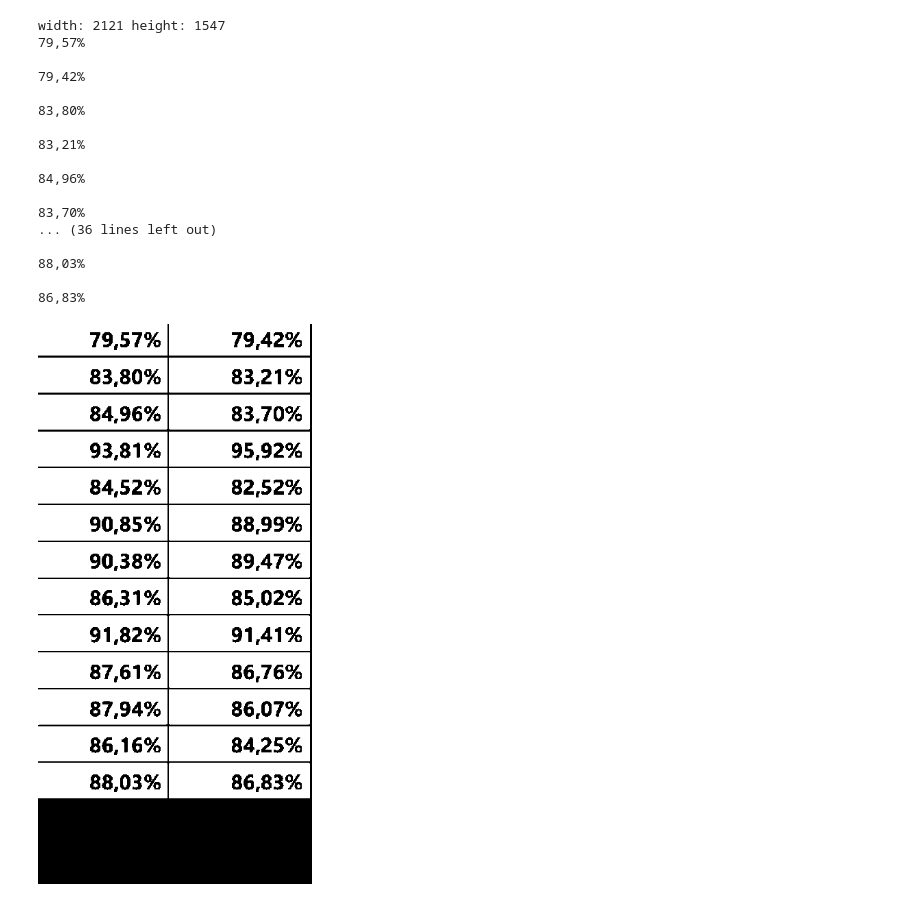
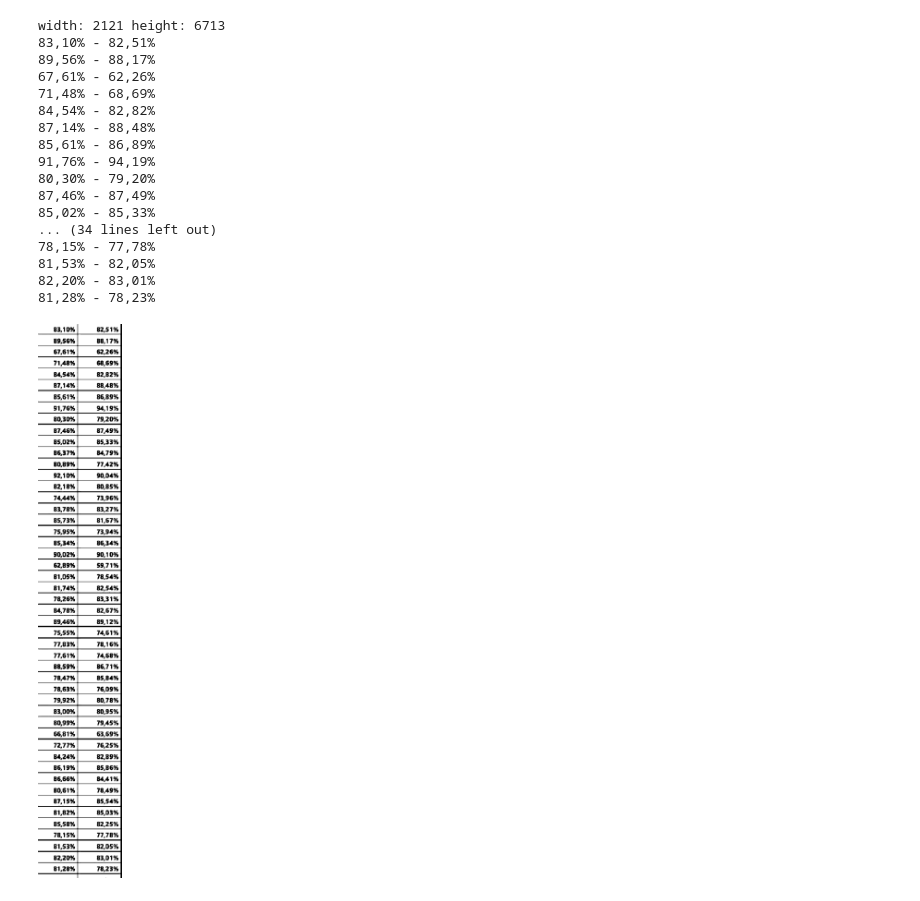
Before and after one commit to gabacode/tessevax, a Jupyter notebook: two.ipynb, the cells around one changed output. Cells and saved outputs as stored; diff of their text form; code cells hidden in the pictures.

```diff
--- a/two.ipynb
+++ b/two.ipynb
@@ -20,50 +20,56 @@ def read2(file, pageNumber):
     cropped = image.crop(imageBox)
     aspect_ratio = cropped.height / cropped.width
     new_width = 2121
     new_height = int(new_width * aspect_ratio)
     resized = cropped.resize((new_width, new_height), Image.NEAREST)
     print('width:', resized.width, 'height:', resized.height)
 
     image_arr = np.array(resized)
 
     # Crop image
     image_arr = image_arr[730:image.height, 1500:1900]
 
     # Convert array to image
     image = Image.fromarray(image_arr)
     im2 = image.convert('L')
     im2 = im2.filter(ImageFilter.MinFilter(1))
     im2 = im2.filter(ImageFilter.SMOOTH_MORE)
     #im2 = im2.filter(ImageFilter.SMOOTH_MORE)
     enhancer = ImageEnhance.Contrast(im2)
     im2 = enhancer.enhance(5)
     #im2 = im2.filter(ImageFilter.SHARPEN)
     im2 = im2.filter(ImageFilter.SHARPEN)
     im2 = im2.filter(ImageFilter.MinFilter(1))
     im2 = ImageOps.invert(im2)
     enhancer = ImageEnhance.Brightness(im2)
     im2 = enhancer.enhance(3)
     results = pytesseract.image_to_string(im2, config=config)
-    print(results)
+    a_list = results.split('\n')
+    out = [i for i in a_list if i]
+    out.remove('\x0c')
+    it = iter(out)
+    data = list(zip(it, it))
+    for tuple_ in data:
+        print(tuple_[0], '-', tuple_[1])
     display(im2)
 
-read2('./data/report.pdf', 6)
+read2('./data/report.pdf', 4)
 # %% [output]
-width: 2121 height: 1547
-79,57%
-
-79,42%
-
-83,80%
-
-83,21%
-
-84,96%
-
-83,70%
-... (36 lines left out)
-
-88,03%
-
-86,83%
+width: 2121 height: 6713
+83,10% - 82,51%
+89,56% - 88,17%
+67,61% - 62,26%
+71,48% - 68,69%
+84,54% - 82,82%
+87,14% - 88,48%
+85,61% - 86,89%
+91,76% - 94,19%
+80,30% - 79,20%
+87,46% - 87,49%
+85,02% - 85,33%
+... (34 lines left out)
+78,15% - 77,78%
+81,53% - 82,05%
+82,20% - 83,01%
+81,28% - 78,23%
-[figure, old version]
+[figure, new version]
```
